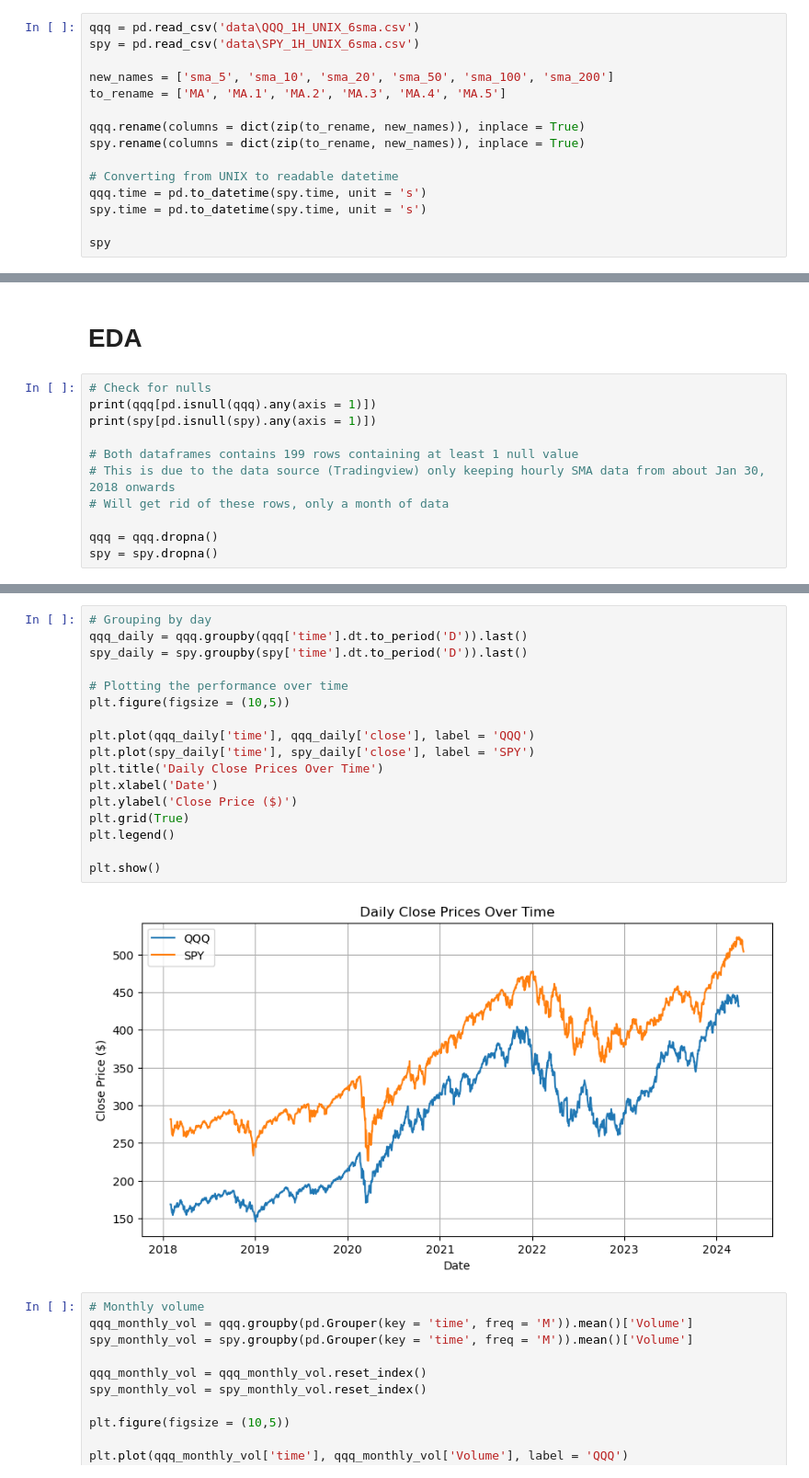
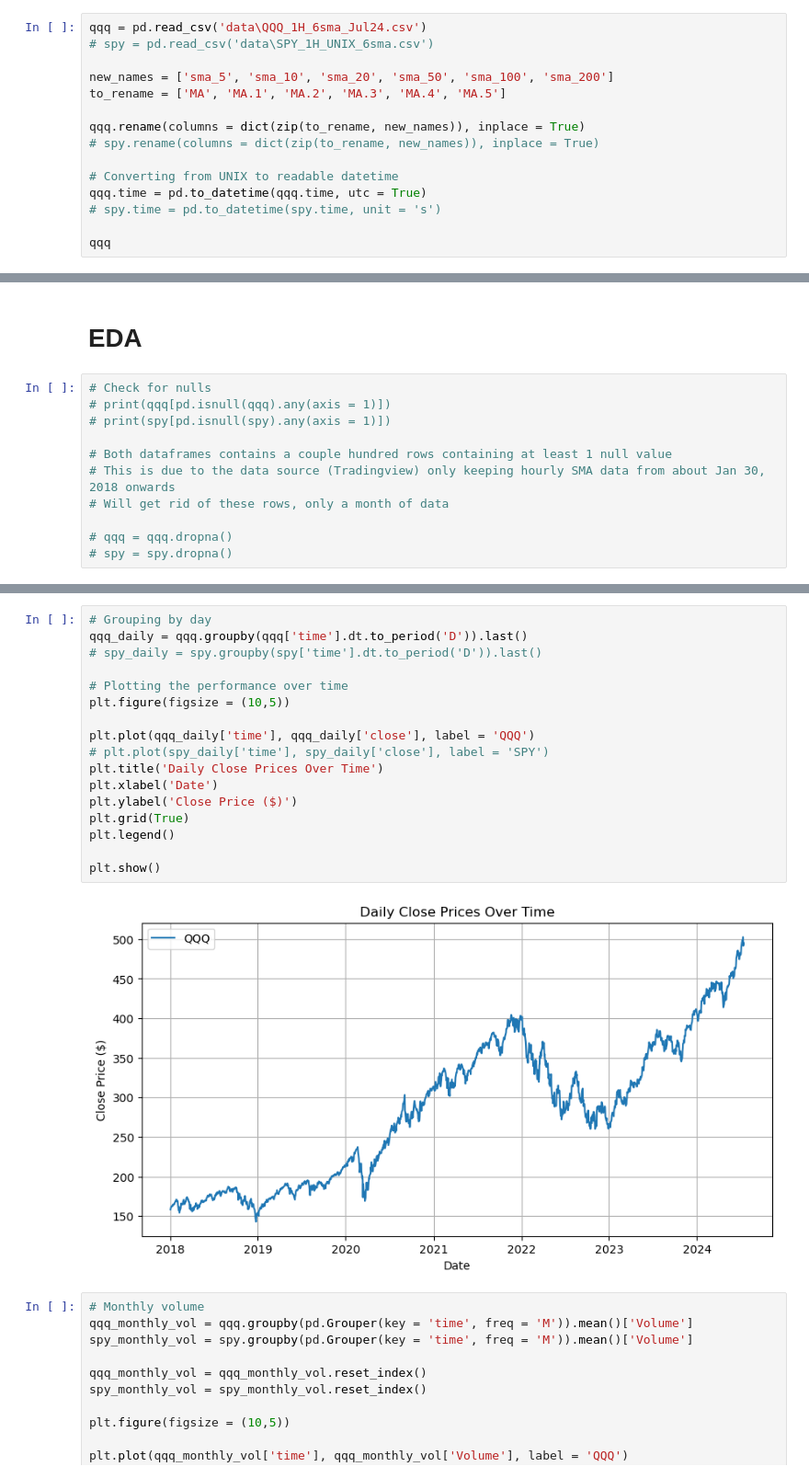
Before and after one commit to GuhGonk/stock_price, a Jupyter notebook: stocks_1H_6sma.ipynb, the cells around one changed output, grey strips where cells are left out. Shown at 92% size. Saved outputs shown, nothing was run; the diff lists cells and outputs as text.

```diff
--- a/stocks_1H_6sma.ipynb
+++ b/stocks_1H_6sma.ipynb
@@ -6,19 +6,19 @@ import matplotlib.pyplot as plt
 import plotly.express as px
 import seaborn as sns
 # %%
-qqq = pd.read_csv('data\QQQ_1H_UNIX_6sma.csv')
-spy = pd.read_csv('data\SPY_1H_UNIX_6sma.csv')
+qqq = pd.read_csv('data\QQQ_1H_6sma_Jul24.csv')
+# spy = pd.read_csv('data\SPY_1H_UNIX_6sma.csv')
 
 new_names = ['sma_5', 'sma_10', 'sma_20', 'sma_50', 'sma_100', 'sma_200']
 to_rename = ['MA', 'MA.1', 'MA.2', 'MA.3', 'MA.4', 'MA.5']
 
 qqq.rename(columns = dict(zip(to_rename, new_names)), inplace = True)
-spy.rename(columns = dict(zip(to_rename, new_names)), inplace = True)
+# spy.rename(columns = dict(zip(to_rename, new_names)), inplace = True)
 
 # Converting from UNIX to readable datetime
-qqq.time = pd.to_datetime(spy.time, unit = 's')
-spy.time = pd.to_datetime(spy.time, unit = 's')
+qqq.time = pd.to_datetime(qqq.time, utc = True)
+# spy.time = pd.to_datetime(spy.time, unit = 's')
 
-spy
+qqq
 # %% [output]
 |  | time | open | high | low | close | sma_5 | sma_10 | sma_20 | sma_50 | sma_100 | sma_200 | ... |
@@ -38,12 +38,12 @@ spy
 # EDA
 # %%
 # Check for nulls
-print(qqq[pd.isnull(qqq).any(axis = 1)])
-print(spy[pd.isnull(spy).any(axis = 1)])
+# print(qqq[pd.isnull(qqq).any(axis = 1)])
+# print(spy[pd.isnull(spy).any(axis = 1)])
 
-# Both dataframes contains 199 rows containing at least 1 null value
+# Both dataframes contains a couple hundred rows containing at least 1 null value
 # This is due to the data source (Tradingview) only keeping hourly SMA data from about Jan 30, 2018 onwards
 # Will get rid of these rows, only a month of data
 
-qqq = qqq.dropna()
-spy = spy.dropna()
+# qqq = qqq.dropna()
+# spy = spy.dropna()
@@ -90,22 +54,22 @@ std       73.717332     73.748837     73.764460  9.205205e+05
 # %%
 # Grouping by day
 qqq_daily = qqq.groupby(qqq['time'].dt.to_period('D')).last()
-spy_daily = spy.groupby(spy['time'].dt.to_period('D')).last()
+# spy_daily = spy.groupby(spy['time'].dt.to_period('D')).last()
 
 # Plotting the performance over time
 plt.figure(figsize = (10,5))
 
 plt.plot(qqq_daily['time'], qqq_daily['close'], label = 'QQQ')
-plt.plot(spy_daily['time'], spy_daily['close'], label = 'SPY')
+# plt.plot(spy_daily['time'], spy_daily['close'], label = 'SPY')
 plt.title('Daily Close Prices Over Time')
 plt.xlabel('Date')
 plt.ylabel('Close Price ($)')
 plt.grid(True)
 plt.legend()
 
 plt.show()
 # %% [output]
-[figure, old version]
+[figure, new version]
 # %%
 # Monthly volume
 qqq_monthly_vol = qqq.groupby(pd.Grouper(key = 'time', freq = 'M')).mean()['Volume']
```
Also changed, not shown: parts of 7 cells of this notebook, 11 other files.
